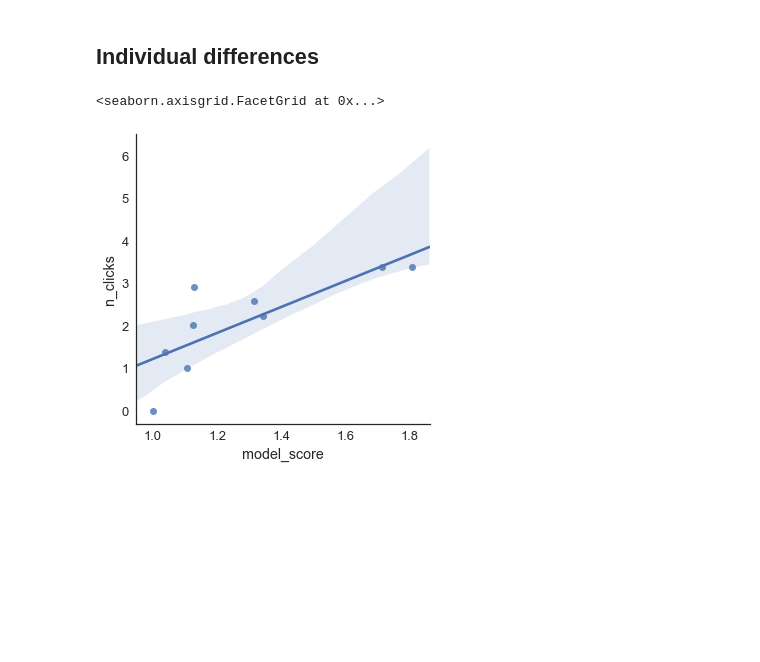
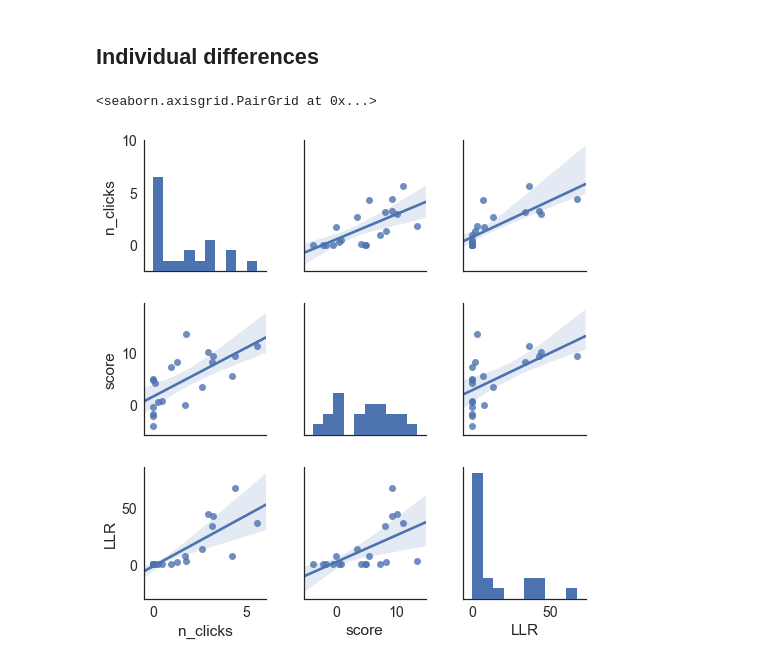
Before and after one commit to fredcallaway/planning, a Jupyter notebook: python/optimal_model.ipynb, the cells around one changed output. Saved outputs shown, nothing was run; the diff lists cells and outputs as text; code cells hidden in the pictures; blank space fills up the shorter version.

```diff
--- a/python/optimal_model.ipynb
+++ b/python/optimal_model.ipynb
@@ -288,10 +279,19 @@ MLE['temp p_error LLR'.split()]
 # %% [markdown]
 ## Individual differences
-# %%
-sns.lmplot('model_score', 'n_clicks', data=pdf)
-# %% [output]
-<seaborn.axisgrid.FacetGrid at 0x...>
-[figure, removed]
+# %%
+tdf['trial_time'] = tdf.rt.apply(sum) / 1000 / 60 / 60
+tdf['bonus'] = tdf['score'] * 0.01
+tdf['value'] = tdf.bonus - 7 * tdf.trial_time
+
+pdf['pay'] = (1 + pdf['bonus'].clip(0))
+pdf['wage'] = 60 * pdf.pay / pdf.total_time
+
+sns.pairplot(pdf[['n_clicks', 'score', 'wage']], kind='reg')
+# %%
+sns.pairplot(pdf[['n_clicks', 'score', 'LLR']], kind='reg')
+# %% [output]
+<seaborn.axisgrid.PairGrid at 0x...>
+[figure, added]
 # %%
 def plotter(data, **kwargs):
     pid = data.pid.iloc[0]
```
Also changed, not shown: parts of 10 cells of this notebook.
